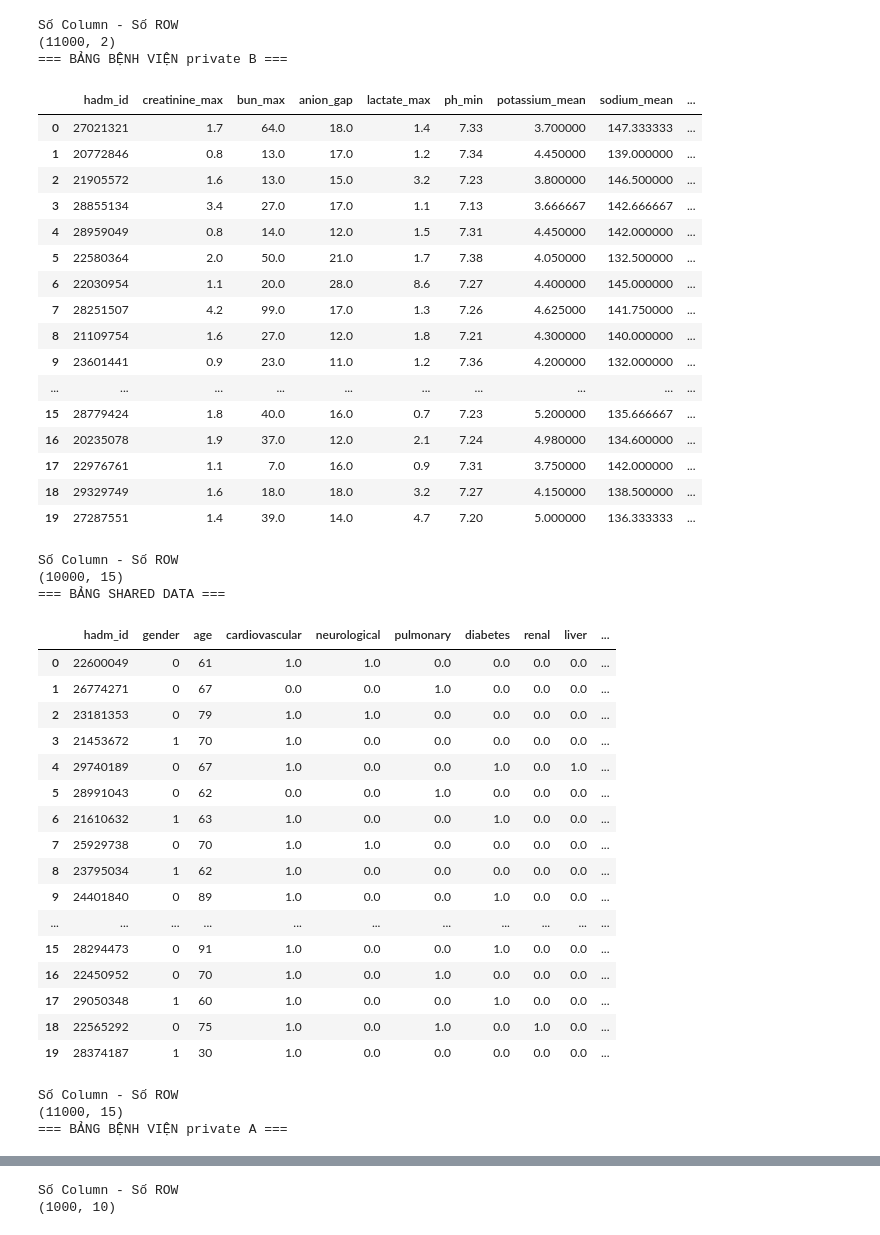
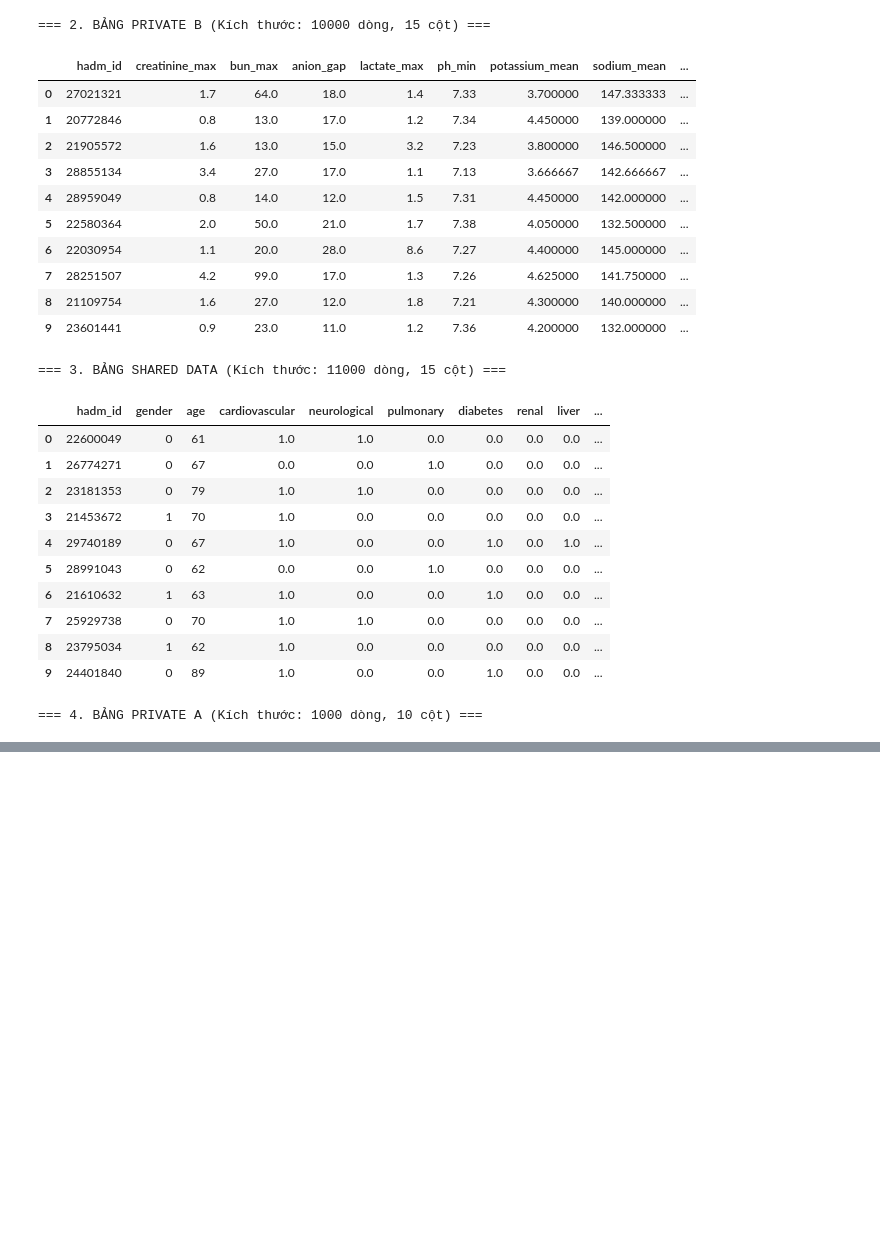
Before and after one commit to TranNhatMinh5224/DATN, a Jupyter notebook: Model/framework.ipynb, the cells around one changed output, grey strips where cells are left out. Drawn from its saved outputs; the diff is of its cells as text; code cells hidden in the pictures; blank space fills up the shorter version.

```diff
--- a/Model/framework.ipynb
+++ b/Model/framework.ipynb
@@ -33,30 +38,26 @@ for dirname, _, filenames in os.walk('/kaggle/input'):
 /kaggle/input/datasets/nambo2004/benh-vien-a-private/private_A_1000_dong.csv
 # %%
-# 1. Bảng nhãn (labels)
+# =========================================================================
+# CELL 3: TẢI 4 BẢNG DỮ LIỆU ĐÃ LÀM SẠCH VÀ HIỂN THỊ 10 DÒNG ĐẦU MỖI BẢNG
+# =========================================================================
+
+# 1. Bảng nhãn tử vong (labels)
 df_labels = pd.read_csv('/kaggle/input/datasets/nambo2004/labels/labels_11000_dong.csv')
-print("=== BẢNG LABELS ===")
-display(df_labels.head(20))
-print("Số Column - Số ROW ")
-print(df_labels.shape)
+print(f"=== 1. BẢNG LABELS (Kích thước: {df_labels.shape[0]} dòng, {df_labels.shape[1]} cột) ===")
+display(df_labels.head(10))
 
-# 2. Bảng bệnh viện B (private B)
+# 2. Bảng đặc trưng riêng Bệnh viện B (private B)
 df_b = pd.read_csv('/kaggle/input/datasets/nambo2004/benh-vien-b-private/private_B_10000_dong.csv')
-print("=== BẢNG BỆNH VIỆN private B ===")
-display(df_b.head(20))
-print("Số Column - Số ROW ")
-print(df_b.shape)
+print(f"\n=== 2. BẢNG PRIVATE B (Kích thước: {df_b.shape[0]} dòng, {df_b.shape[1]} cột) ===")
+display(df_b.head(10))
 
-# 3. Bảng dữ liệu dùng chung (shared data)
+# 3. Bảng đặc trưng dùng chung (shared data)
 df_shared = pd.read_csv('/kaggle/input/datasets/nambo2004/share-feature/shared_data_11000_dong.csv')
-print("=== BẢNG SHARED DATA ===")
-display(df_shared.head(20))
-print("Số Column - Số ROW ")
-print(df_shared.shape)
+print(f"\n=== 3. BẢNG SHARED DATA (Kích thước: {df_shared.shape[0]} dòng, {df_shared.shape[1]} cột) ===")
+display(df_shared.head(10))
 
-# 4. Bảng bệnh viện A (private A)
+# 4. Bảng đặc trưng riêng Bệnh viện A (private A)
 df_a = pd.read_csv('/kaggle/input/datasets/nambo2004/benh-vien-a-private/private_A_1000_dong.csv')
-print("=== BẢNG BỆNH VIỆN private A ===")
-display(df_a.head(20))
-print("Số Column - Số ROW ")
-print(df_a.shape)
+print(f"\n=== 4. BẢNG PRIVATE A (Kích thước: {df_a.shape[0]} dòng, {df_a.shape[1]} cột) ===")
+display(df_a.head(10))
 # %% [output]
@@ -81,46 +76,28 @@ print(df_a.shape)
-Số Column - Số ROW
-(11000, 2)
-=== BẢNG BỆNH VIỆN private B ===
+=== 2. BẢNG PRIVATE B (Kích thước: 10000 dòng, 15 cột) ===
 |  | hadm_id | creatinine_max | bun_max | anion_gap | lactate_max | ph_min | potassium_mean | sodium_mean | ... |
 | 0 | 27021321 | 1.7 | 64.0 | 18.0 | 1.4 | 7.33 | 3.700000 | 147.333333 | ... |
 | 1 | 20772846 | 0.8 | 13.0 | 17.0 | 1.2 | 7.34 | 4.450000 | 139.000000 | ... |
 | 2 | 21905572 | 1.6 | 13.0 | 15.0 | 3.2 | 7.23 | 3.800000 | 146.500000 | ... |
 | 3 | 28855134 | 3.4 | 27.0 | 17.0 | 1.1 | 7.13 | 3.666667 | 142.666667 | ... |
 | 4 | 28959049 | 0.8 | 14.0 | 12.0 | 1.5 | 7.31 | 4.450000 | 142.000000 | ... |
 | 5 | 22580364 | 2.0 | 50.0 | 21.0 | 1.7 | 7.38 | 4.050000 | 132.500000 | ... |
 | 6 | 22030954 | 1.1 | 20.0 | 28.0 | 8.6 | 7.27 | 4.400000 | 145.000000 | ... |
 | 7 | 28251507 | 4.2 | 99.0 | 17.0 | 1.3 | 7.26 | 4.625000 | 141.750000 | ... |
 | 8 | 21109754 | 1.6 | 27.0 | 12.0 | 1.8 | 7.21 | 4.300000 | 140.000000 | ... |
 | 9 | 23601441 | 0.9 | 23.0 | 11.0 | 1.2 | 7.36 | 4.200000 | 132.000000 | ... |
-| ... | ... | ... | ... | ... | ... | ... | ... | ... | ... |
-| 15 | 28779424 | 1.8 | 40.0 | 16.0 | 0.7 | 7.23 | 5.200000 | 135.666667 | ... |
-| 16 | 20235078 | 1.9 | 37.0 | 12.0 | 2.1 | 7.24 | 4.980000 | 134.600000 | ... |
-| 17 | 22976761 | 1.1 | 7.0 | 16.0 | 0.9 | 7.31 | 3.750000 | 142.000000 | ... |
-| 18 | 29329749 | 1.6 | 18.0 | 18.0 | 3.2 | 7.27 | 4.150000 | 138.500000 | ... |
-| 19 | 27287551 | 1.4 | 39.0 | 14.0 | 4.7 | 7.20 | 5.000000 | 136.333333 | ... |
-Số Column - Số ROW
-(10000, 15)
-=== BẢNG SHARED DATA ===
+=== 3. BẢNG SHARED DATA (Kích thước: 11000 dòng, 15 cột) ===
 |  | hadm_id | gender | age | cardiovascular | neurological | pulmonary | diabetes | renal | liver | ... |
 | 0 | 22600049 | 0 | 61 | 1.0 | 1.0 | 0.0 | 0.0 | 0.0 | 0.0 | ... |
 | 1 | 26774271 | 0 | 67 | 0.0 | 0.0 | 1.0 | 0.0 | 0.0 | 0.0 | ... |
 | 2 | 23181353 | 0 | 79 | 1.0 | 1.0 | 0.0 | 0.0 | 0.0 | 0.0 | ... |
 | 3 | 21453672 | 1 | 70 | 1.0 | 0.0 | 0.0 | 0.0 | 0.0 | 0.0 | ... |
 | 4 | 29740189 | 0 | 67 | 1.0 | 0.0 | 0.0 | 1.0 | 0.0 | 1.0 | ... |
 | 5 | 28991043 | 0 | 62 | 0.0 | 0.0 | 1.0 | 0.0 | 0.0 | 0.0 | ... |
 | 6 | 21610632 | 1 | 63 | 1.0 | 0.0 | 0.0 | 1.0 | 0.0 | 0.0 | ... |
 | 7 | 25929738 | 0 | 70 | 1.0 | 1.0 | 0.0 | 0.0 | 0.0 | 0.0 | ... |
 | 8 | 23795034 | 1 | 62 | 1.0 | 0.0 | 0.0 | 0.0 | 0.0 | 0.0 | ... |
 | 9 | 24401840 | 0 | 89 | 1.0 | 0.0 | 0.0 | 1.0 | 0.0 | 0.0 | ... |
-| ... | ... | ... | ... | ... | ... | ... | ... | ... | ... | ... |
-| 15 | 28294473 | 0 | 91 | 1.0 | 0.0 | 0.0 | 1.0 | 0.0 | 0.0 | ... |
-| 16 | 22450952 | 0 | 70 | 1.0 | 0.0 | 1.0 | 0.0 | 0.0 | 0.0 | ... |
-| 17 | 29050348 | 1 | 60 | 1.0 | 0.0 | 0.0 | 1.0 | 0.0 | 0.0 | ... |
-| 18 | 22565292 | 0 | 75 | 1.0 | 0.0 | 1.0 | 0.0 | 1.0 | 0.0 | ... |
-| 19 | 28374187 | 1 | 30 | 1.0 | 0.0 | 0.0 | 0.0 | 0.0 | 0.0 | ... |
-Số Column - Số ROW
-(11000, 15)
-=== BẢNG BỆNH VIỆN private A ===
+=== 4. BẢNG PRIVATE A (Kích thước: 1000 dòng, 10 cột) ===
 |  | hadm_id | heart_rate_mean | sbp_mean | dbp_mean | mbp_mean | resp_rate_mean | temp_c_mean | spo2_mean | ... |
 | 0 | 22600049 | 63.241379 | 121.800000 | 55.933333 | 73.466667 | 17.666667 | 36.650794 | 99.516129 | ... |
 | 1 | 26774271 | 78.769231 | 107.814815 | 50.111111 | 68.222222 | 14.692308 | 36.444444 | 98.846154 | ... |
@@ -141,2 +111,0 @@ Số Column - Số ROW
-Số Column - Số ROW
-(1000, 10)
```
Also changed, not shown: parts of 17 cells of this notebook, 1 other file.
